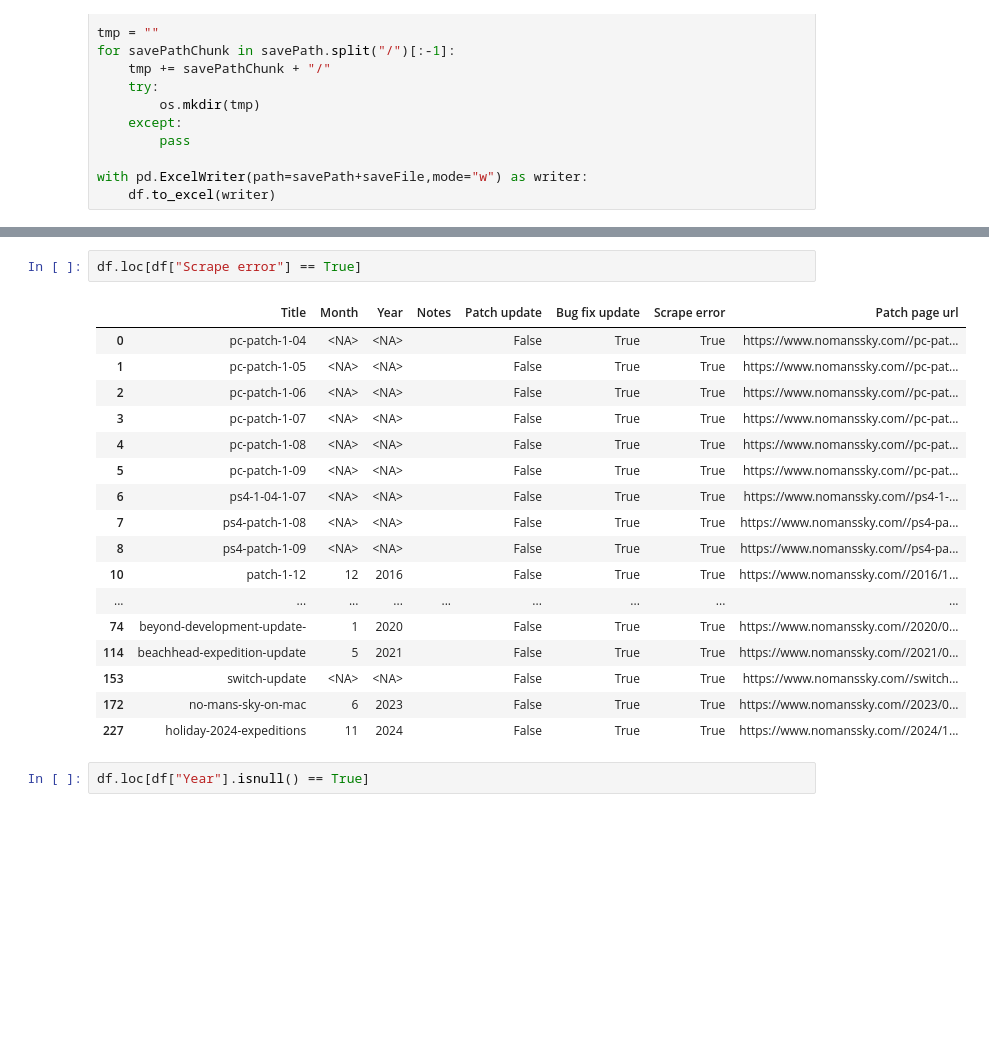
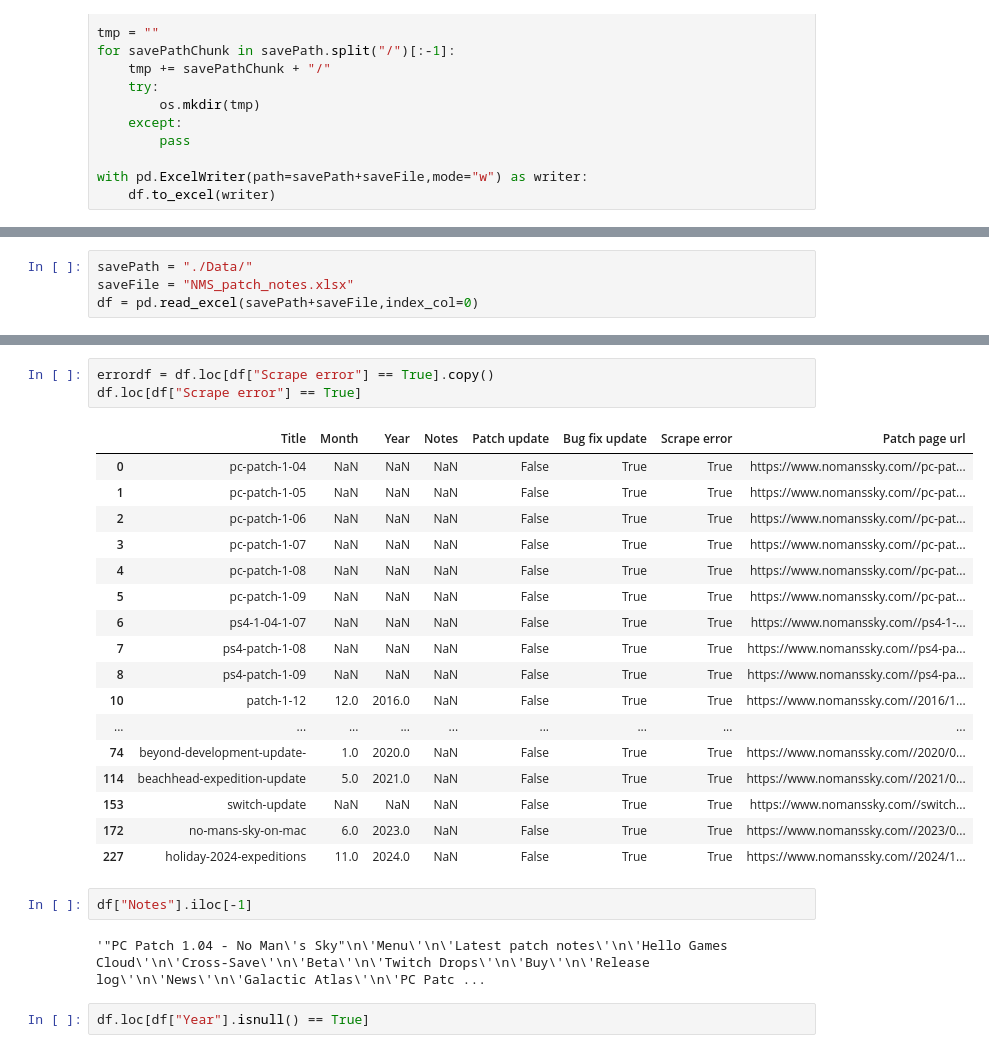
Before and after one commit to ATHannington/NMS-patch-to-rating-analysis, a Jupyter notebook: Patch_note_scraping.ipynb, the cells around one changed output, grey strips where cells are left out. Saved outputs shown, nothing was run; the diff lists cells and outputs as text; blank space fills up the shorter version.

```diff
--- a/Patch_note_scraping.ipynb
+++ b/Patch_note_scraping.ipynb
@@ -254,0 +301,4 @@ with pd.ExcelWriter(path=savePath+saveFile,mode="w") as writer:
+# %%
+savePath = "./Data/"
+saveFile = "NMS_patch_notes.xlsx"
+df = pd.read_excel(savePath+saveFile,index_col=0)
@@ -255,23 +327,28 @@ with pd.ExcelWriter(path=savePath+saveFile,mode="w") as writer:
 # %%
+errordf = df.loc[df["Scrape error"] == True].copy()
 df.loc[df["Scrape error"] == True]
 # %% [output]
 |  | Title | Month | Year | Notes | Patch update | Bug fix update | Scrape error | Patch page url |
-| 0 | pc-patch-1-04 | <NA> | <NA> |  | False | True | True | https://www.nomanssky.com//pc-pat... |
-| 1 | pc-patch-1-05 | <NA> | <NA> |  | False | True | True | https://www.nomanssky.com//pc-pat... |
-| 2 | pc-patch-1-06 | <NA> | <NA> |  | False | True | True | https://www.nomanssky.com//pc-pat... |
-| 3 | pc-patch-1-07 | <NA> | <NA> |  | False | True | True | https://www.nomanssky.com//pc-pat... |
-| 4 | pc-patch-1-08 | <NA> | <NA> |  | False | True | True | https://www.nomanssky.com//pc-pat... |
-| 5 | pc-patch-1-09 | <NA> | <NA> |  | False | True | True | https://www.nomanssky.com//pc-pat... |
-| 6 | ps4-1-04-1-07 | <NA> | <NA> |  | False | True | True | https://www.nomanssky.com//ps4-1-... |
-| 7 | ps4-patch-1-08 | <NA> | <NA> |  | False | True | True | https://www.nomanssky.com//ps4-pa... |
-| 8 | ps4-patch-1-09 | <NA> | <NA> |  | False | True | True | https://www.nomanssky.com//ps4-pa... |
-| 10 | patch-1-12 | 12 | 2016 |  | False | True | True | https://www.nomanssky.com//2016/1... |
+| 0 | pc-patch-1-04 | NaN | NaN | NaN | False | True | True | https://www.nomanssky.com//pc-pat... |
+| 1 | pc-patch-1-05 | NaN | NaN | NaN | False | True | True | https://www.nomanssky.com//pc-pat... |
+| 2 | pc-patch-1-06 | NaN | NaN | NaN | False | True | True | https://www.nomanssky.com//pc-pat... |
+| 3 | pc-patch-1-07 | NaN | NaN | NaN | False | True | True | https://www.nomanssky.com//pc-pat... |
+| 4 | pc-patch-1-08 | NaN | NaN | NaN | False | True | True | https://www.nomanssky.com//pc-pat... |
+| 5 | pc-patch-1-09 | NaN | NaN | NaN | False | True | True | https://www.nomanssky.com//pc-pat... |
+| 6 | ps4-1-04-1-07 | NaN | NaN | NaN | False | True | True | https://www.nomanssky.com//ps4-1-... |
+| 7 | ps4-patch-1-08 | NaN | NaN | NaN | False | True | True | https://www.nomanssky.com//ps4-pa... |
+| 8 | ps4-patch-1-09 | NaN | NaN | NaN | False | True | True | https://www.nomanssky.com//ps4-pa... |
+| 10 | patch-1-12 | 12.0 | 2016.0 | NaN | False | True | True | https://www.nomanssky.com//2016/1... |
 | ... | ... | ... | ... | ... | ... | ... | ... | ... |
-| 74 | beyond-development-update- | 1 | 2020 |  | False | True | True | https://www.nomanssky.com//2020/0... |
-| 114 | beachhead-expedition-update | 5 | 2021 |  | False | True | True | https://www.nomanssky.com//2021/0... |
-| 153 | switch-update | <NA> | <NA> |  | False | True | True | https://www.nomanssky.com//switch... |
-| 172 | no-mans-sky-on-mac | 6 | 2023 |  | False | True | True | https://www.nomanssky.com//2023/0... |
-| 227 | holiday-2024-expeditions | 11 | 2024 |  | False | True | True | https://www.nomanssky.com//2024/1... |
+| 74 | beyond-development-update- | 1.0 | 2020.0 | NaN | False | True | True | https://www.nomanssky.com//2020/0... |
+| 114 | beachhead-expedition-update | 5.0 | 2021.0 | NaN | False | True | True | https://www.nomanssky.com//2021/0... |
+| 153 | switch-update | NaN | NaN | NaN | False | True | True | https://www.nomanssky.com//switch... |
+| 172 | no-mans-sky-on-mac | 6.0 | 2023.0 | NaN | False | True | True | https://www.nomanssky.com//2023/0... |
+| 227 | holiday-2024-expeditions | 11.0 | 2024.0 | NaN | False | True | True | https://www.nomanssky.com//2024/1... |
+# %%
+df["Notes"].iloc[-1]
+# %% [output]
+'"PC Patch 1.04 - No Man\'s Sky"\n\'Menu\'\n\'Latest patch notes\'\n\'Hello Games Cloud\'\n\'Cross-Save\'\n\'Beta\'\n\'Twitch Drops\'\n\'Buy\'\n\'Release log\'\n\'News\'\n\'Galactic Atlas\'\n\'PC Patc ...
 # %%
 df.loc[df["Year"].isnull() == True]
 # %% [output]
```
Also changed, not shown: parts of 9 cells of this notebook.
